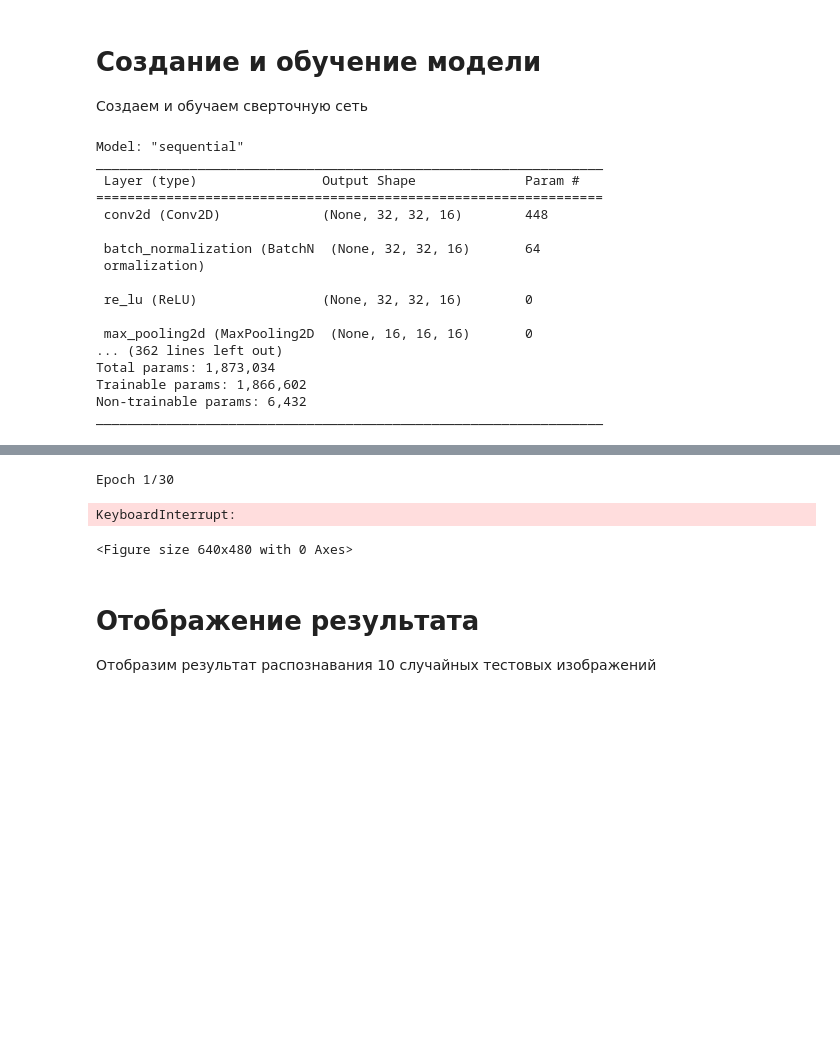
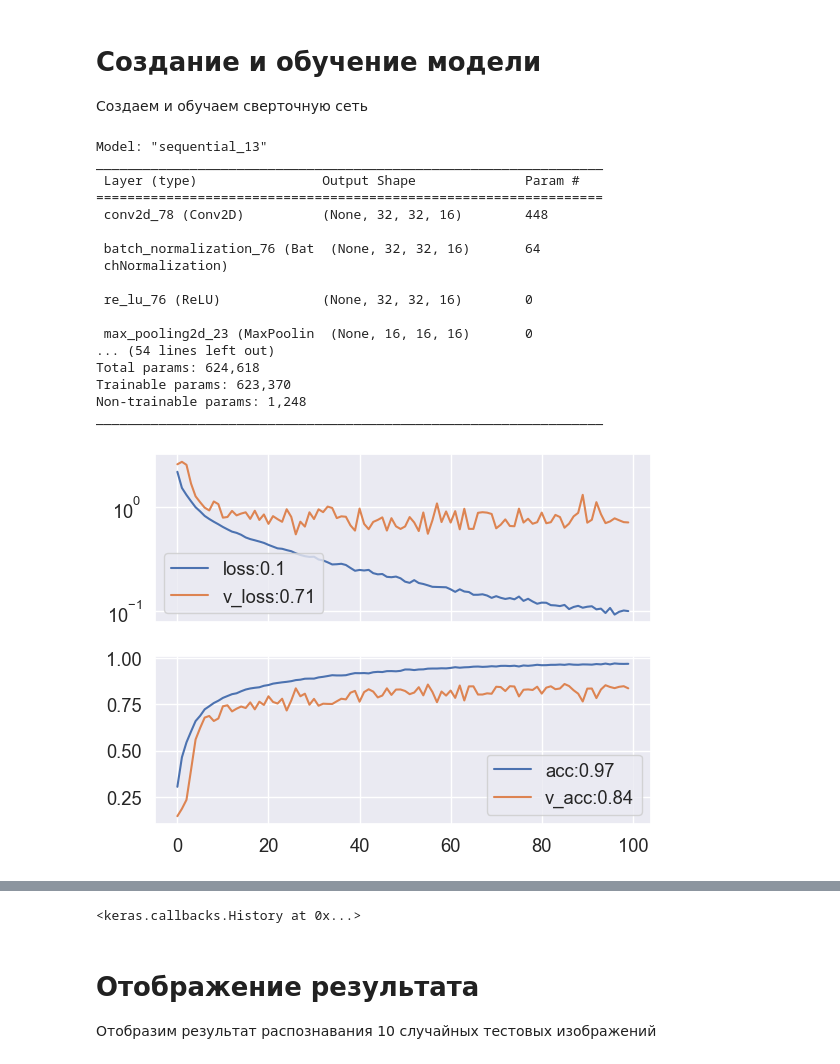
Before and after one commit to danon21/psu_nn, a Jupyter notebook: nn_Kirillov_lab2_fz11.ipynb, the cells around one changed output, grey strips where cells are left out. Cells and saved outputs as stored; diff of their text form; code cells hidden in the pictures; blank space fills up the shorter version.

```diff
--- a/nn_Kirillov_lab2_fz11.ipynb
+++ b/nn_Kirillov_lab2_fz11.ipynb
@@ -104,60 +102,55 @@ from tensorflow.keras.layers import Dropout, BatchNormalization, LeakyReLU, ReLU
 from tensorflow.keras import regularizers
 
 model = Sequential()
-#model.add(Flatten(input_shape=(32,32,3)))
 
-model.add(Conv2D(16, (3,3), input_shape=(32,32,3), padding='same'))
-#model.add(Dropout(0.2))
+model.add(Conv2D(16, (3,3), input_shape=(32,32,3), padding='same', kernel_regularizer=regularizers.l2(0.01)))
 model.add(BatchNormalization())
 model.add(ReLU())
 
 model.add(MaxPooling2D(2,2))
 
-for i in range(50):
-    model.add(Conv2D(64,(3,3), padding='same'))
+num_filters = 16
+max_filter = 128
+for i in range(6):
+    if num_filters < max_filter:
+        num_filters *= 2
+    model.add(Conv2D(num_filters, (3,3), padding='same'))
     model.add(BatchNormalization())
     model.add(ReLU())
 
 model.add(MaxPooling2D(2,2))
 model.add(Flatten())
 
-#model.add(Dense(32))
-#model.add(ReLU())
-#model.add(BatchNormalization())
-
 model.add(Dense(num_classes))
 model.add(Activation('softmax'))
 
-# initiate optimizer
 opt = keras.optimizers.Adam(0.001)
 
-# Let's train the model using RMSprop
 model.compile(loss='categorical_crossentropy',
               optimizer=opt,
               metrics=['accuracy'])
 model.summary()
 # %% [output]
-Model: "sequential"
+Model: "sequential_13"
 _________________________________________________________________
  Layer (type)                Output Shape              Param #
 =================================================================
- conv2d (Conv2D)             (None, 32, 32, 16)        448
+ conv2d_78 (Conv2D)          (None, 32, 32, 16)        448
 
- batch_normalization (BatchN  (None, 32, 32, 16)       64
- ormalization)
+ batch_normalization_76 (Bat  (None, 32, 32, 16)       64
+ chNormalization)
 
- re_lu (ReLU)                (None, 32, 32, 16)        0
+ re_lu_76 (ReLU)             (None, 32, 32, 16)        0
 
- max_pooling2d (MaxPooling2D  (None, 16, 16, 16)       0
-... (362 lines left out)
-Total params: 1,873,034
-Trainable params: 1,866,602
-Non-trainable params: 6,432
+ max_pooling2d_23 (MaxPoolin  (None, 16, 16, 16)       0
+... (54 lines left out)
+Total params: 624,618
+Trainable params: 623,370
+Non-trainable params: 1,248
 _________________________________________________________________
 # %%
-#print('Not using data augmentation.')
-batch_size = 64
-epochs = 30
+batch_size = 500
+epochs = 100
 '''
 model.fit(x_train, y_train,
           batch_size=batch_size,
@@ -180,31 +173,32 @@ datagen = ImageDataGenerator(
         width_shift_range=0.1,
         # randomly shift images vertically (fraction of total height)
         height_shift_range=0.1,
         shear_range=0.,  # set range for random shear
         zoom_range=0.,  # set range for random zoom
         channel_shift_range=0.,  # set range for random channel shifts
         # set mode for filling points outside the input boundaries
         fill_mode='nearest',
         cval=0.,  # value used for fill_mode = "constant"
         horizontal_flip=True,  # randomly flip images
         vertical_flip=False,  # randomly flip images
         # set rescaling factor (applied before any other transformation)
         rescale=None,
         # set function that will be applied on each input
         preprocessing_function=None,
         # image data format, either "channels_first" or "channels_last"
         data_format=None,
         # fraction of images reserved for validation (strictly between 0 and 1)
         validation_split=0.0)
 
     # Compute quantities required for feature-wise normalization
     # (std, mean, and principal components if ZCA whitening is applied).
 datagen.fit(x_train)
 
     # Fit the model on the batches generated by datagen.flow().
-model.fit_generator(datagen.flow(x_train, y_train,
+model.fit(datagen.flow(x_train, y_train,
                                      batch_size=batch_size),
                         epochs=epochs,
                         validation_data=(x_test, y_test),
                         workers=4, callbacks=[plot])
 # %% [output]
+[figure, added]
@@ -212,6 +206,4 @@ Using data augmentation.
-Epoch 1/30
+<keras.callbacks.History at 0x...>
-KeyboardInterrupt:
-<Figure size 640x480 with 0 Axes>
 # %% [markdown]
 # Отображение результата
 Отобразим результат распознавания 10 случайных тестовых изображений
```
Also changed, not shown: parts of 5 cells of this notebook, 14 other files.
